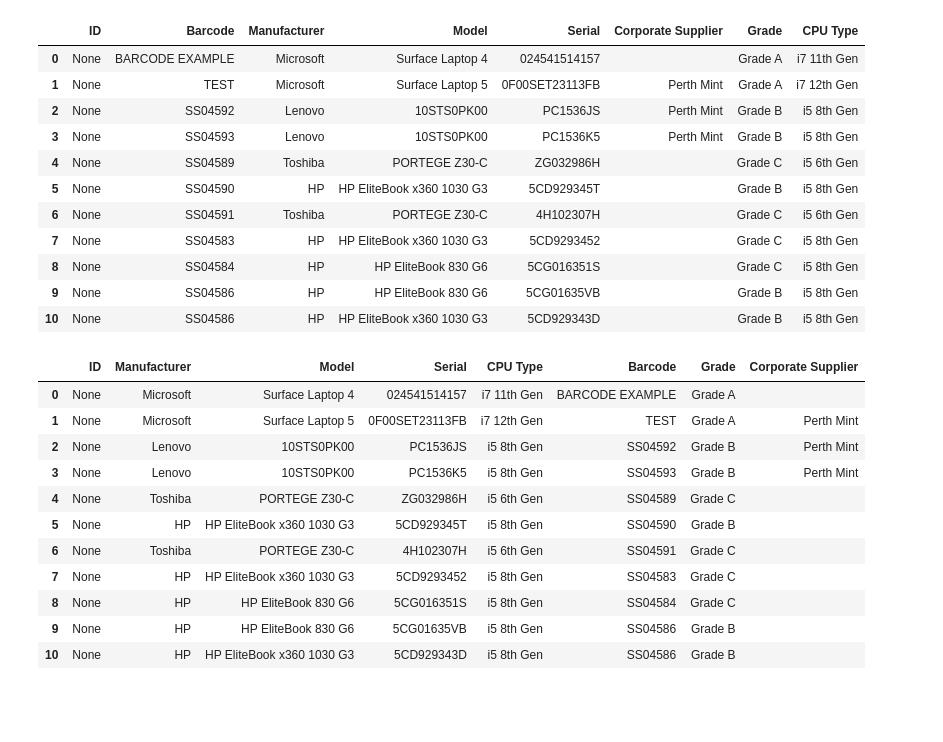
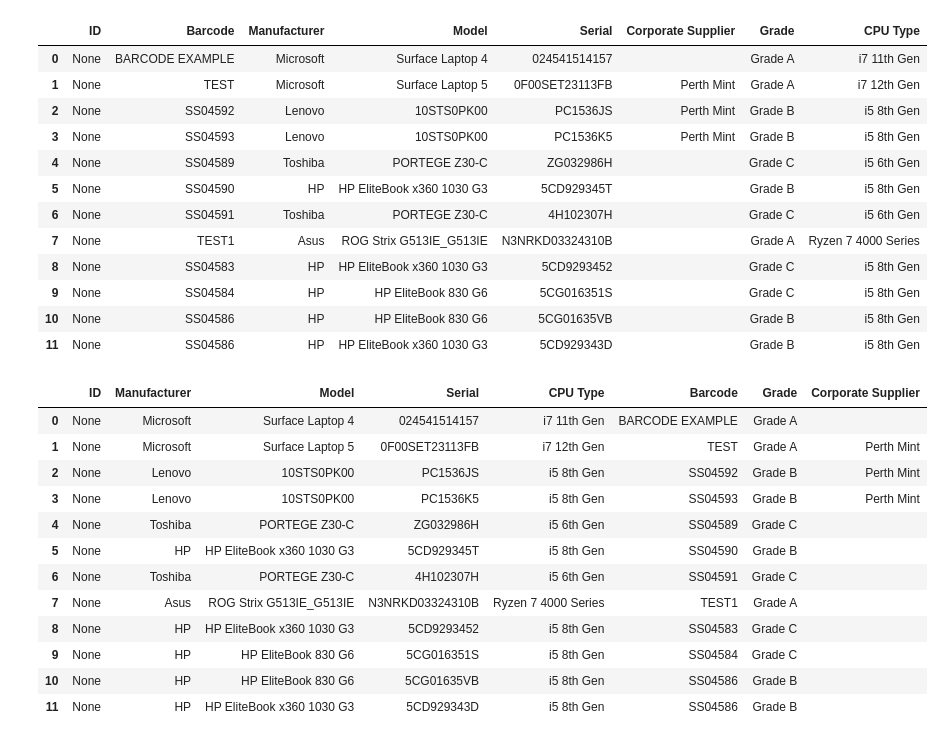
Before and after one commit to K80K8/SS, a Jupyter notebook: get_info/experimental_code/process_data_v2.ipynb, the cells around one changed output. Drawn from its saved outputs; the diff is of its cells as text; code cells hidden in the pictures; blank space fills up the shorter version.

```diff
--- a/get_info/process_data_v2.ipynb
+++ b/get_info/experimental_code/process_data_v2.ipynb
@@ -8,6 +11,6 @@ import re
 # %%
 # Read in all text files containing raw info and add to dataframe
-folder_path = "."
+folder_path = "../raw_data"
 
 file_paths = glob.glob(os.path.join(folder_path, "*vol*.txt"))
 
@@ -15,4 +18,4 @@ dfs = [pd.read_csv(path, sep=',', header=None, skiprows=1) for path in file_path
 
 df_combined = pd.concat(dfs, ignore_index=True)
 
-# display(df_combined)
+display(df_combined)
@@ -322,26 +338,27 @@ df_system['Manufacturer'] = df_system['Manufacturer'].where(
 # %%
 # Clean up NaN and add ID column
 df_system = df_system.fillna('')
 df_system = df_system.astype(str)
 df_system.insert(loc=0, column='ID', value=None) # can change value
-display(df_system)
+# display(df_system)
 # %% [output]
 |  | ID | Barcode | Manufacturer | Model | Serial | Corporate Supplier | Grade | CPU Type |
 | 0 | None | BARCODE EXAMPLE | Microsoft | Surface Laptop 4 | 024541514157 |  | Grade A | i7 11th Gen |
 | 1 | None | TEST | Microsoft | Surface Laptop 5 | 0F00SET23113FB | Perth Mint | Grade A | i7 12th Gen |
 | 2 | None | SS04592 | Lenovo | 10STS0PK00 | PC1536JS | Perth Mint | Grade B | i5 8th Gen |
 | 3 | None | SS04593 | Lenovo | 10STS0PK00 | PC1536K5 | Perth Mint | Grade B | i5 8th Gen |
 | 4 | None | SS04589 | Toshiba | PORTEGE Z30-C | ZG032986H |  | Grade C | i5 6th Gen |
 | 5 | None | SS04590 | HP | HP EliteBook x360 1030 G3 | 5CD929345T |  | Grade B | i5 8th Gen |
 | 6 | None | SS04591 | Toshiba | PORTEGE Z30-C | 4H102307H |  | Grade C | i5 6th Gen |
-| 7 | None | SS04583 | HP | HP EliteBook x360 1030 G3 | 5CD9293452 |  | Grade C | i5 8th Gen |
-| 8 | None | SS04584 | HP | HP EliteBook 830 G6 | 5CG016351S |  | Grade C | i5 8th Gen |
-| 9 | None | SS04586 | HP | HP EliteBook 830 G6 | 5CG01635VB |  | Grade B | i5 8th Gen |
-| 10 | None | SS04586 | HP | HP EliteBook x360 1030 G3 | 5CD929343D |  | Grade B | i5 8th Gen |
+| 7 | None | TEST1 | Asus | ROG Strix G513IE_G513IE | N3NRKD03324310B |  | Grade A | Ryzen 7 4000 Series |
+| 8 | None | SS04583 | HP | HP EliteBook x360 1030 G3 | 5CD9293452 |  | Grade C | i5 8th Gen |
+| 9 | None | SS04584 | HP | HP EliteBook 830 G6 | 5CG016351S |  | Grade C | i5 8th Gen |
+| 10 | None | SS04586 | HP | HP EliteBook 830 G6 | 5CG01635VB |  | Grade B | i5 8th Gen |
+| 11 | None | SS04586 | HP | HP EliteBook x360 1030 G3 | 5CD929343D |  | Grade B | i5 8th Gen |
 # %%
 # Rearrange Columns
 df_system = df_system.reindex(columns=['ID', 'Manufacturer', 'Model', 'Serial', 'CPU Type', 'Barcode', 'Grade', 'Corporate Supplier'])
-display(df_system)
+# display(df_system)
 # %% [output]
 |  | ID | Manufacturer | Model | Serial | CPU Type | Barcode | Grade | Corporate Supplier |
 | 0 | None | Microsoft | Surface Laptop 4 | 024541514157 | i7 11th Gen | BARCODE EXAMPLE | Grade A |  |
@@ -351,10 +368,11 @@ display(df_system)
 | 4 | None | Toshiba | PORTEGE Z30-C | ZG032986H | i5 6th Gen | SS04589 | Grade C |  |
 | 5 | None | HP | HP EliteBook x360 1030 G3 | 5CD929345T | i5 8th Gen | SS04590 | Grade B |  |
 | 6 | None | Toshiba | PORTEGE Z30-C | 4H102307H | i5 6th Gen | SS04591 | Grade C |  |
-| 7 | None | HP | HP EliteBook x360 1030 G3 | 5CD9293452 | i5 8th Gen | SS04583 | Grade C |  |
-| 8 | None | HP | HP EliteBook 830 G6 | 5CG016351S | i5 8th Gen | SS04584 | Grade C |  |
-| 9 | None | HP | HP EliteBook 830 G6 | 5CG01635VB | i5 8th Gen | SS04586 | Grade B |  |
-| 10 | None | HP | HP EliteBook x360 1030 G3 | 5CD929343D | i5 8th Gen | SS04586 | Grade B |  |
+| 7 | None | Asus | ROG Strix G513IE_G513IE | N3NRKD03324310B | Ryzen 7 4000 Series | TEST1 | Grade A |  |
+| 8 | None | HP | HP EliteBook x360 1030 G3 | 5CD9293452 | i5 8th Gen | SS04583 | Grade C |  |
+| 9 | None | HP | HP EliteBook 830 G6 | 5CG016351S | i5 8th Gen | SS04584 | Grade C |  |
+| 10 | None | HP | HP EliteBook 830 G6 | 5CG01635VB | i5 8th Gen | SS04586 | Grade B |  |
+| 11 | None | HP | HP EliteBook x360 1030 G3 | 5CD929343D | i5 8th Gen | SS04586 | Grade B |  |
 # %%
 # Clean up listing df
 df_listing.rename(columns={1: 'Listing Number', 3: 'Model'}, inplace=True)
```
Also changed, not shown: parts of 16 cells of this notebook, 15 other files.
